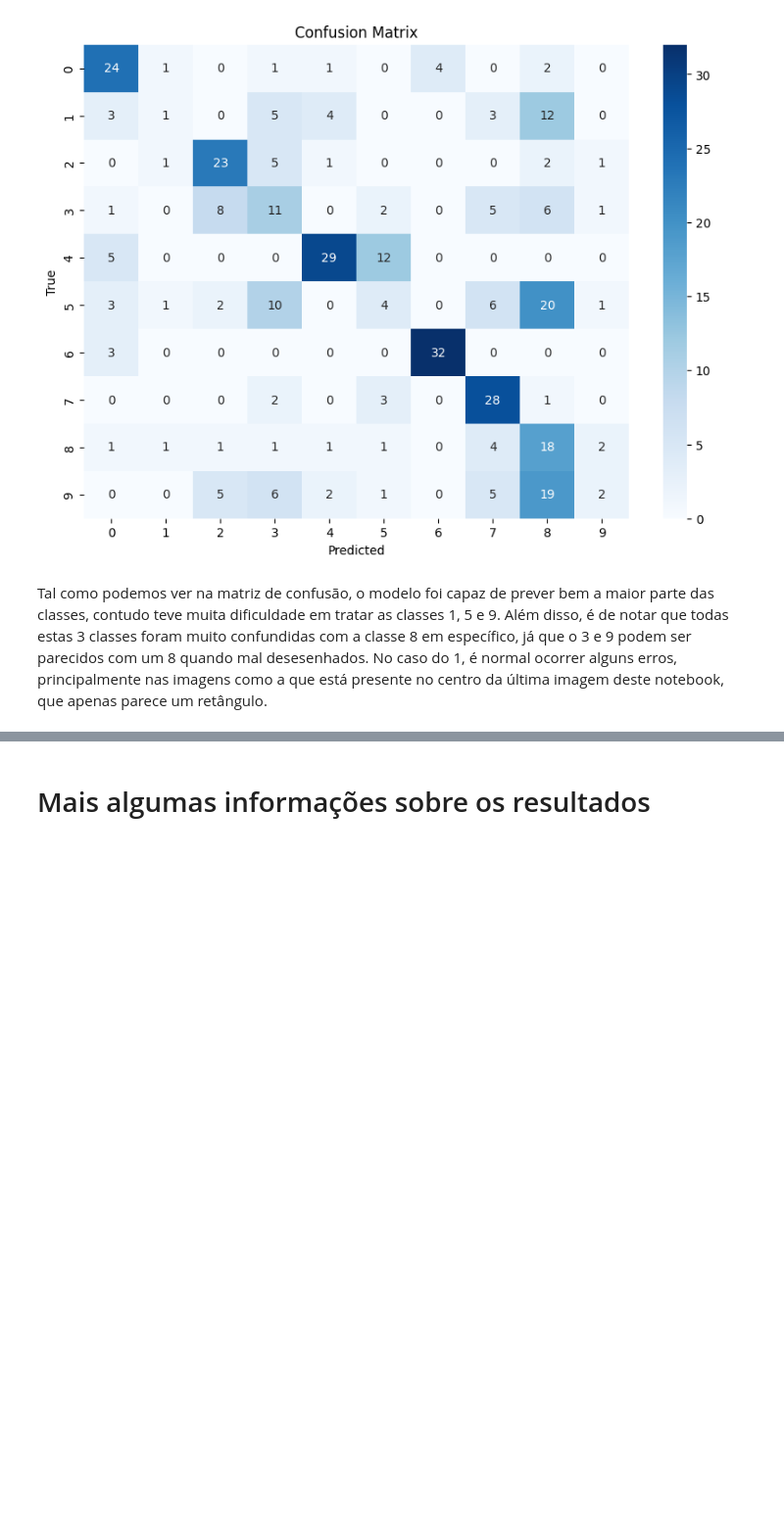
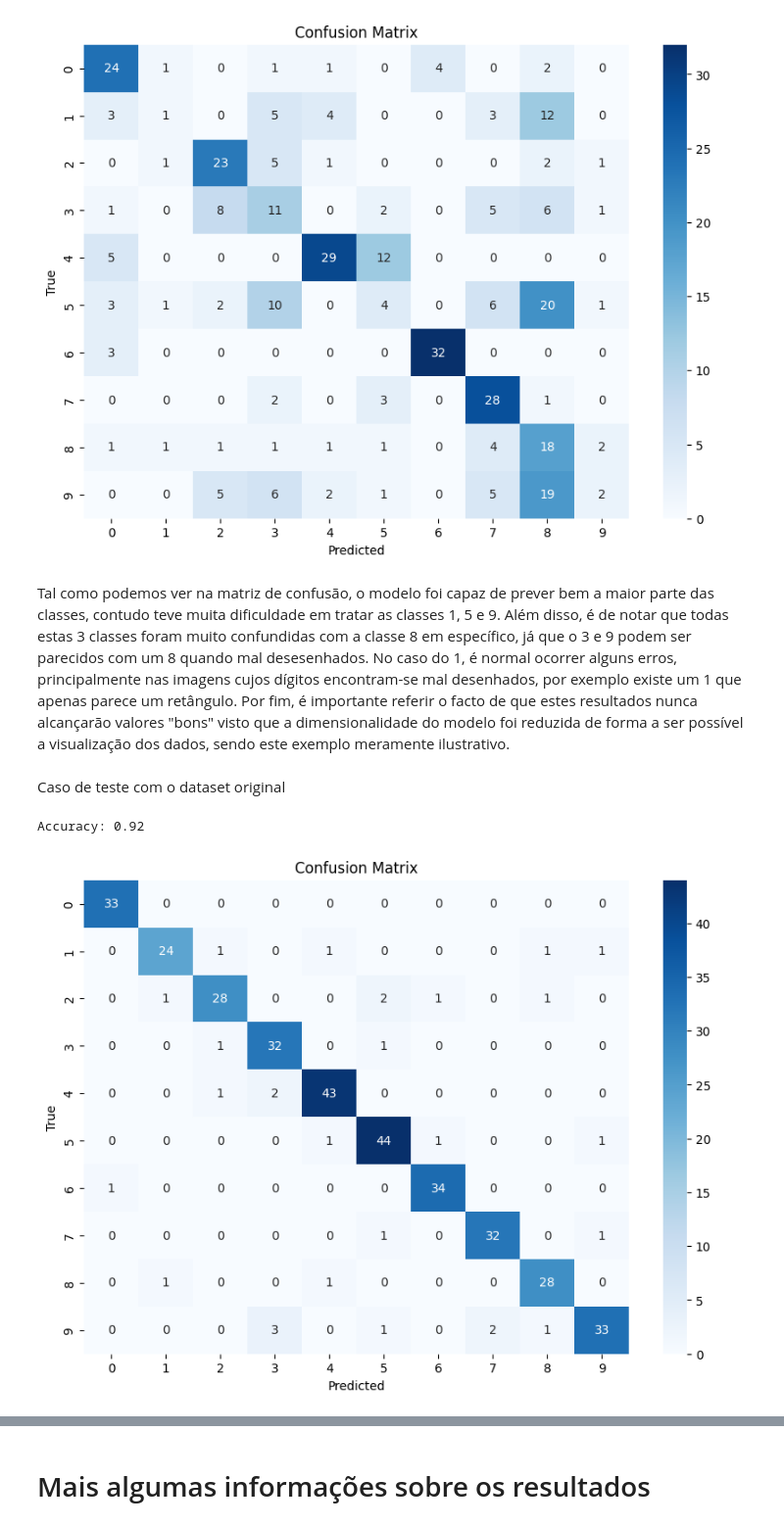
Before and after one commit to Pedro-Veiga0/Projeto-OML, a Jupyter notebook: teste_bd_real.ipynb, the cells around one changed output, grey strips where cells are left out. Shown at 98% size. Drawn from its saved outputs; the diff is of its cells as text; code cells hidden in the pictures; blank space fills up the shorter version.

```diff
--- a/teste_bd_real.ipynb
+++ b/teste_bd_real.ipynb
@@ -210,4 +107,34 @@ Accuracy: 0.48
 [figure]
 [figure]
 # %% [markdown]
-Tal como podemos ver na matriz de confusão, o modelo foi capaz de prever bem a maior parte das classes, contudo teve muita dificuldade em tratar as classes 1, 5 e 9. Além disso, é de notar que todas estas 3 classes foram muito confundidas com a classe 8 em específico, já que o 3 e 9 podem ser parecidos com um 8 quando mal desesenhados. No caso do 1, é normal ocorrer alguns erros, principalmente nas imagens como a que está presente no centro da última imagem deste notebook, que apenas parece um retângulo.
+Tal como podemos ver na matriz de confusão, o modelo foi capaz de prever bem a maior parte das classes, contudo teve muita dificuldade em tratar as classes 1, 5 e 9. Além disso, é de notar que todas estas 3 classes foram muito confundidas com a classe 8 em específico, já que o 3 e 9 podem ser parecidos com um 8 quando mal desesenhados. No caso do 1, é normal ocorrer alguns erros, principalmente nas imagens cujos dígitos encontram-se mal desenhados, por exemplo existe um 1 que apenas parece um retângulo. Por fim, é importante referir o facto de que estes resultados nunca alcançarão valores "bons" visto que a dimensionalidade do modelo foi reduzida de forma a ser possível a visualização dos dados, sendo este exemplo meramente ilustrativo.
+# %% [markdown]
+Caso de teste com o dataset original
+# %%
+# Create an instance of the CLog_OVO classifier
+clf = CLog_OVO(n_iter=5000, batch_size=1, kernel=2, step=0.001, mode='dual', iterative=True)
+
+# Fit the model on the training data
+clf.fit(X_train, y_train)
+
+# Make predictions on the test data
+y_pred = clf.predict(X_test)
+#pribt probs
+# Calculate the accuracy of the model
+accuracy = accuracy_score(y_test, y_pred)
+
+print(f"Accuracy: {accuracy:.2f}")
+
+from sklearn.metrics import confusion_matrix
+import seaborn as sns
+import matplotlib.pyplot as plt
+cm = confusion_matrix(y_test, y_pred)
+plt.figure(figsize=(10, 7))
+sns.heatmap(cm, annot=True, fmt='d', cmap='Blues', xticklabels=clf.classes_, yticklabels=clf.classes_)
+plt.xlabel('Predicted')
+plt.ylabel('True')
+plt.title('Confusion Matrix')
+plt.show()
+# %% [output]
+Accuracy: 0.92
+[figure, added]
```
Also changed, not shown: parts of 7 cells of this notebook.
